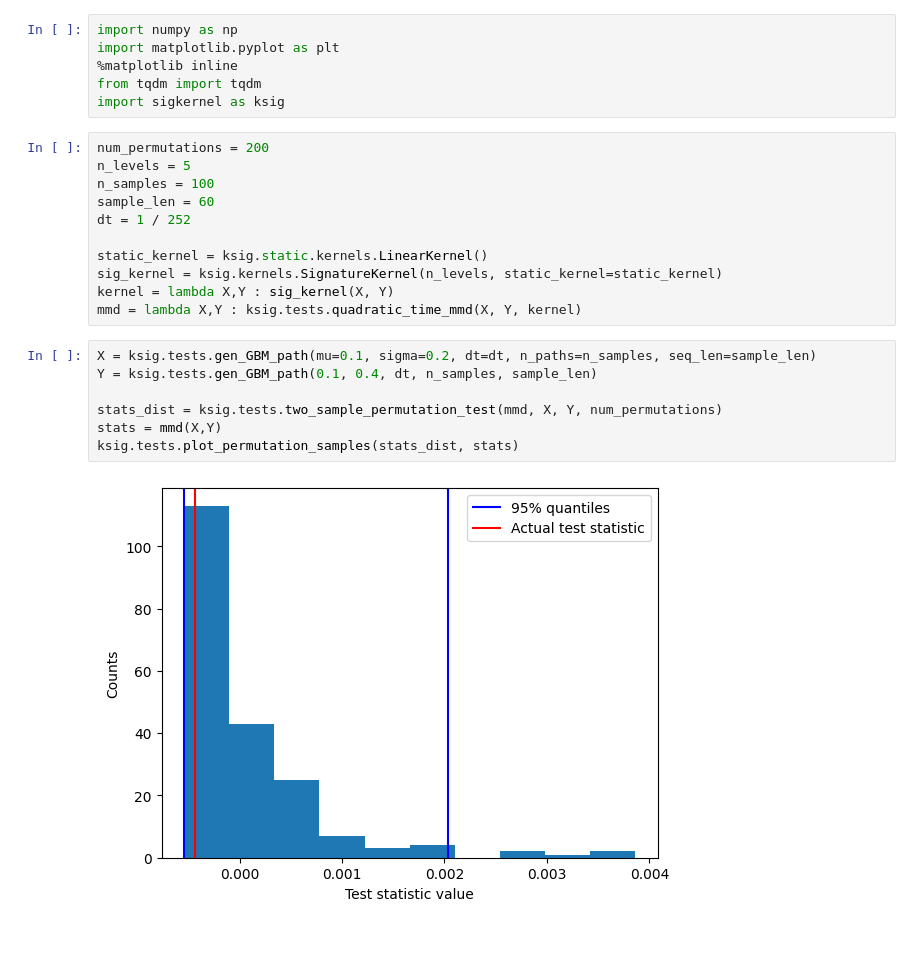
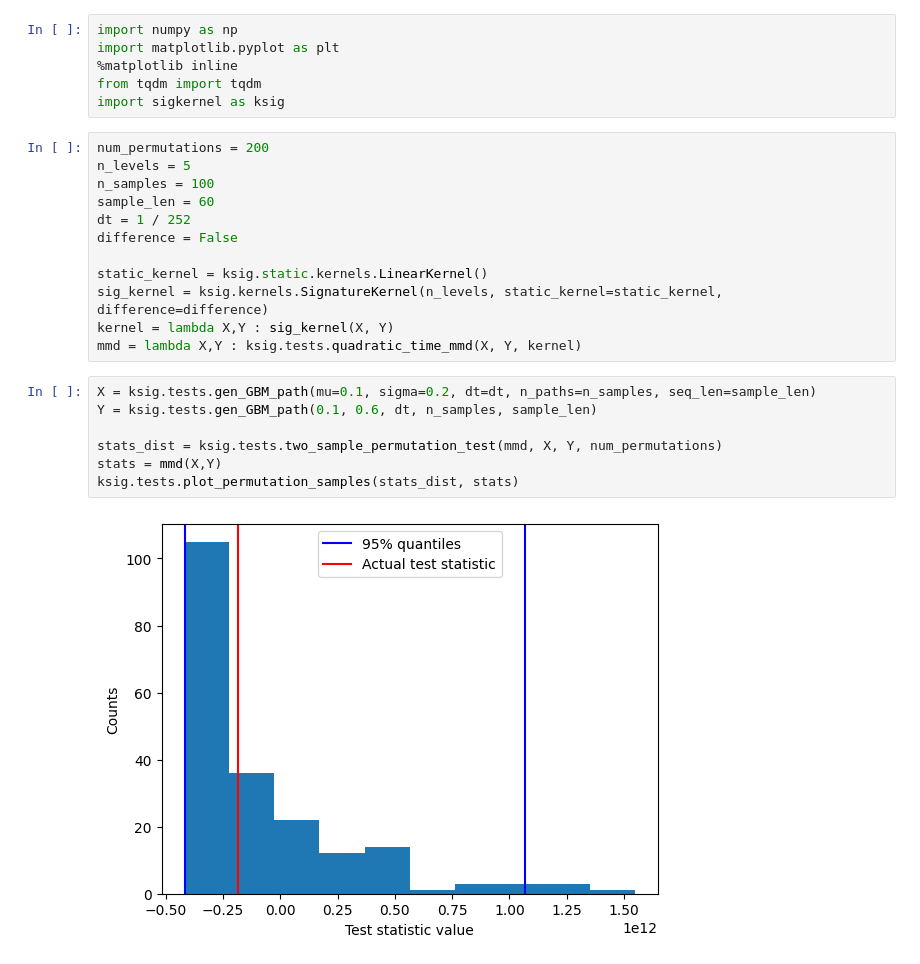
Before and after one commit to luchungi/ds3_kernel_testing, a Jupyter notebook: ksig_sample_test.ipynb, the cells around one changed output. Cells and saved outputs as stored; diff of their text form.

```diff
--- a/ksig_sample_test.ipynb
+++ b/ksig_sample_test.ipynb
@@ -10,20 +10,21 @@ n_levels = 5
 n_samples = 100
 sample_len = 60
 dt = 1 / 252
+difference = False
 
 static_kernel = ksig.static.kernels.LinearKernel()
-sig_kernel = ksig.kernels.SignatureKernel(n_levels, static_kernel=static_kernel)
+sig_kernel = ksig.kernels.SignatureKernel(n_levels, static_kernel=static_kernel, difference=difference)
 kernel = lambda X,Y : sig_kernel(X, Y)
 mmd = lambda X,Y : ksig.tests.quadratic_time_mmd(X, Y, kernel)
 # %%
 X = ksig.tests.gen_GBM_path(mu=0.1, sigma=0.2, dt=dt, n_paths=n_samples, seq_len=sample_len)
-Y = ksig.tests.gen_GBM_path(0.1, 0.4, dt, n_samples, sample_len)
+Y = ksig.tests.gen_GBM_path(0.1, 0.6, dt, n_samples, sample_len)
 
 stats_dist = ksig.tests.two_sample_permutation_test(mmd, X, Y, num_permutations)
 stats = mmd(X,Y)
 ksig.tests.plot_permutation_samples(stats_dist, stats)
 # %% [output]
-[figure, old version]
+[figure, new version]
 # %%
 distribution = np.empty((2, 11))
 for i in range(11):
```
Also changed, not shown: parts of 2 cells of this notebook, 1 other file.
